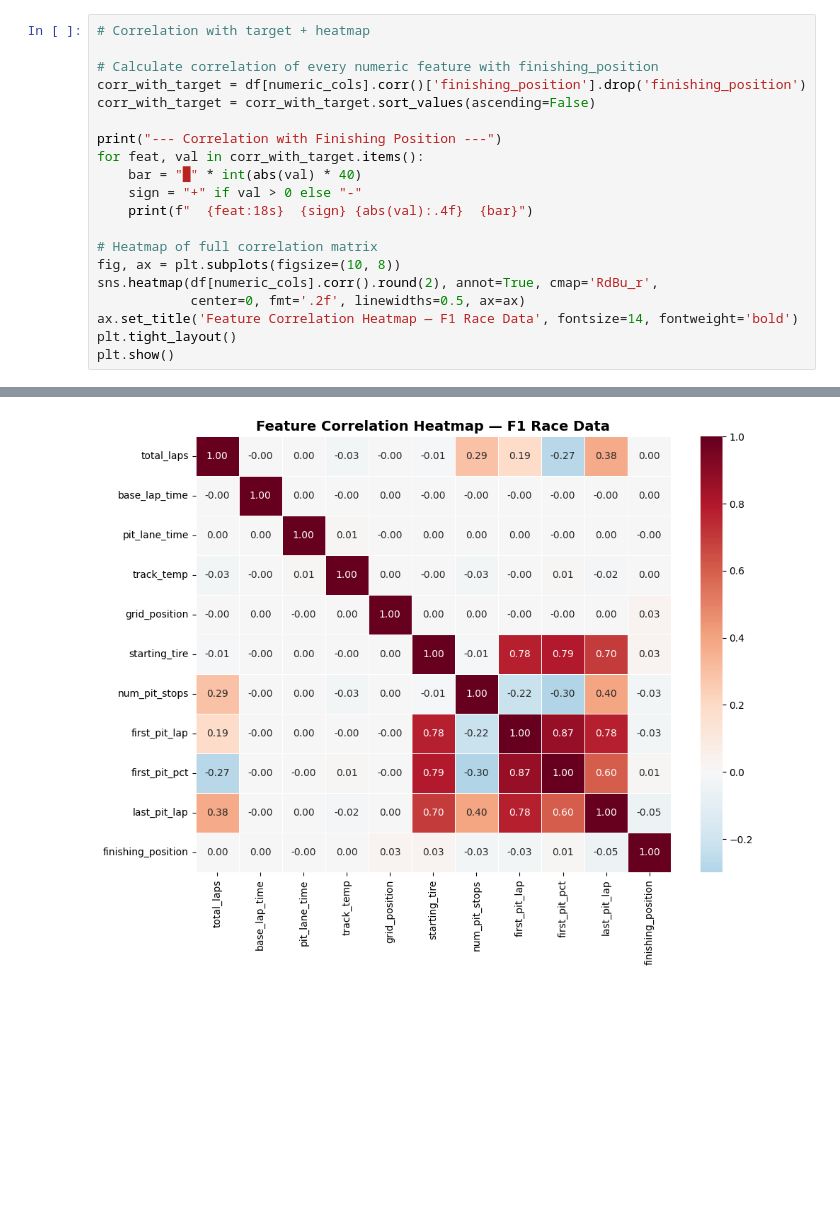
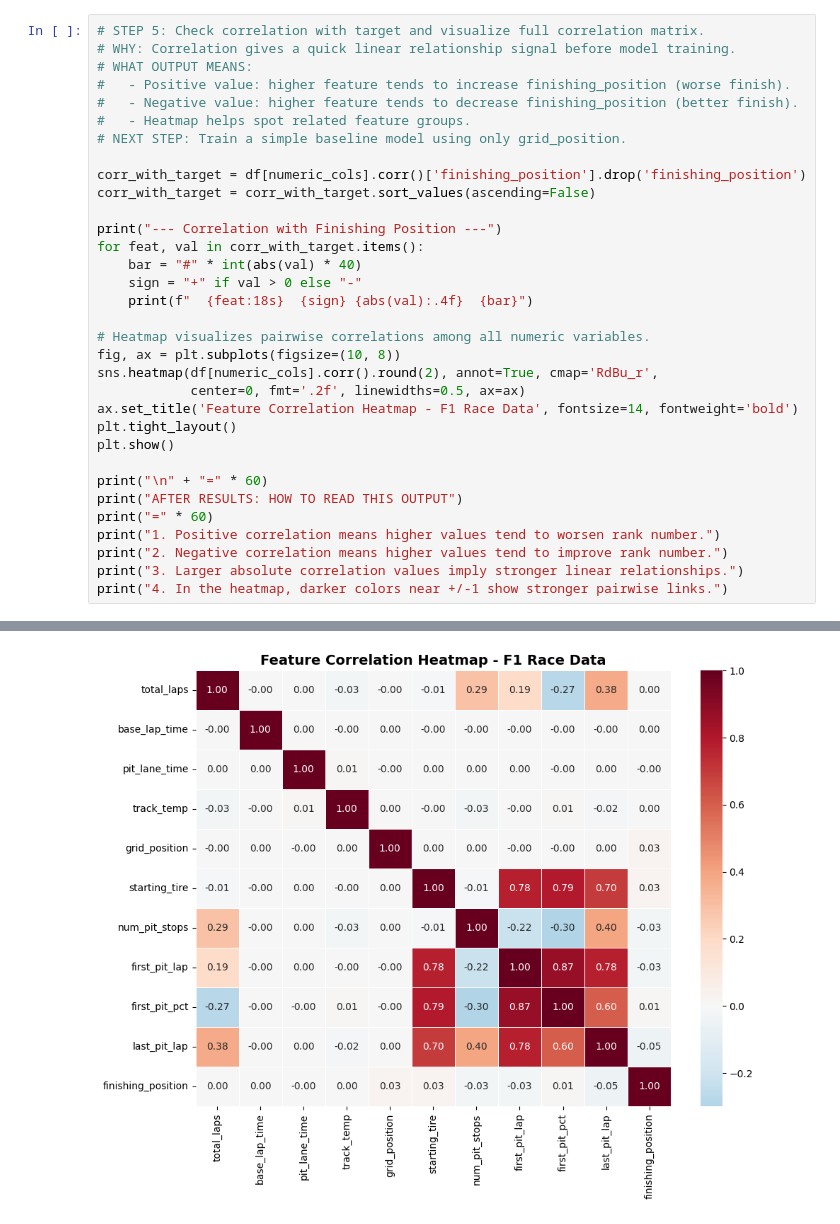
Before and after one commit to malanchanukaherath/ML-Projects, a Jupyter notebook: F1_Race_Strategyipynb.ipynb, the cells around one changed output, grey strips where cells are left out. Saved outputs shown, nothing was run; the diff lists cells and outputs as text; blank space fills up the shorter version.

```diff
--- a/F1_Race_Strategyipynb.ipynb
+++ b/F1_Race_Strategyipynb.ipynb
@@ -153,22 +172,35 @@ Unique drivers: 20
 # %%
-# Correlation with target + heatmap
+# STEP 5: Check correlation with target and visualize full correlation matrix.
+# WHY: Correlation gives a quick linear relationship signal before model training.
+# WHAT OUTPUT MEANS:
+#   - Positive value: higher feature tends to increase finishing_position (worse finish).
+#   - Negative value: higher feature tends to decrease finishing_position (better finish).
+#   - Heatmap helps spot related feature groups.
+# NEXT STEP: Train a simple baseline model using only grid_position.
 
-# Calculate correlation of every numeric feature with finishing_position
 corr_with_target = df[numeric_cols].corr()['finishing_position'].drop('finishing_position')
 corr_with_target = corr_with_target.sort_values(ascending=False)
 
 print("--- Correlation with Finishing Position ---")
 for feat, val in corr_with_target.items():
-    bar = "█" * int(abs(val) * 40)
+    bar = "#" * int(abs(val) * 40)
     sign = "+" if val > 0 else "-"
     print(f"  {feat:18s}  {sign} {abs(val):.4f}  {bar}")
 
-# Heatmap of full correlation matrix
+# Heatmap visualizes pairwise correlations among all numeric variables.
 fig, ax = plt.subplots(figsize=(10, 8))
 sns.heatmap(df[numeric_cols].corr().round(2), annot=True, cmap='RdBu_r',
             center=0, fmt='.2f', linewidths=0.5, ax=ax)
-ax.set_title('Feature Correlation Heatmap — F1 Race Data', fontsize=14, fontweight='bold')
+ax.set_title('Feature Correlation Heatmap - F1 Race Data', fontsize=14, fontweight='bold')
 plt.tight_layout()
 plt.show()
+
+print("\n" + "=" * 60)
+print("AFTER RESULTS: HOW TO READ THIS OUTPUT")
+print("=" * 60)
+print("1. Positive correlation means higher values tend to worsen rank number.")
+print("2. Negative correlation means higher values tend to improve rank number.")
+print("3. Larger absolute correlation values imply stronger linear relationships.")
+print("4. In the heatmap, darker colors near +/-1 show stronger pairwise links.")
 # %% [output]
 --- Correlation with Finishing Position ---
@@ -185 +217 @@ plt.show()
-[figure, old version]
+[figure, new version]
```
Also changed, not shown: parts of 14 cells of this notebook, 1 other file.
